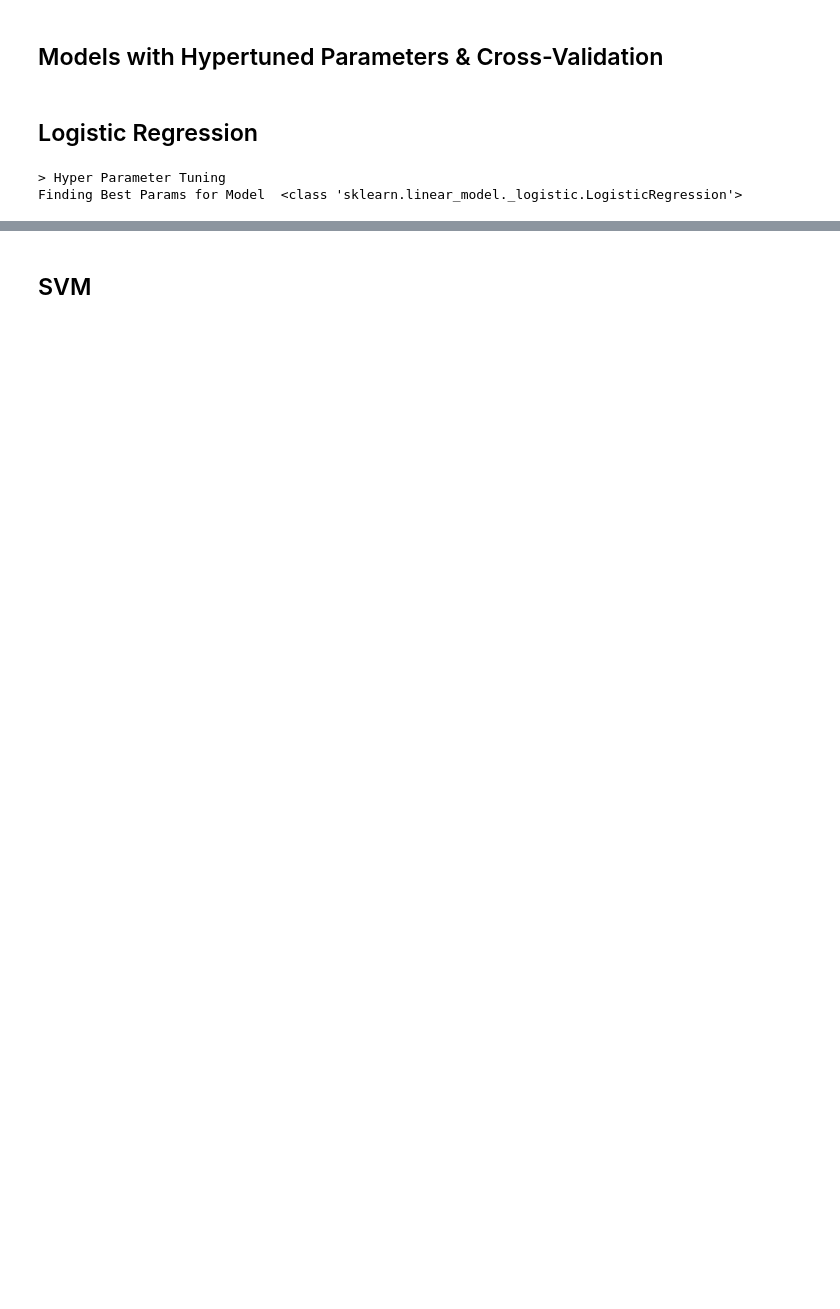
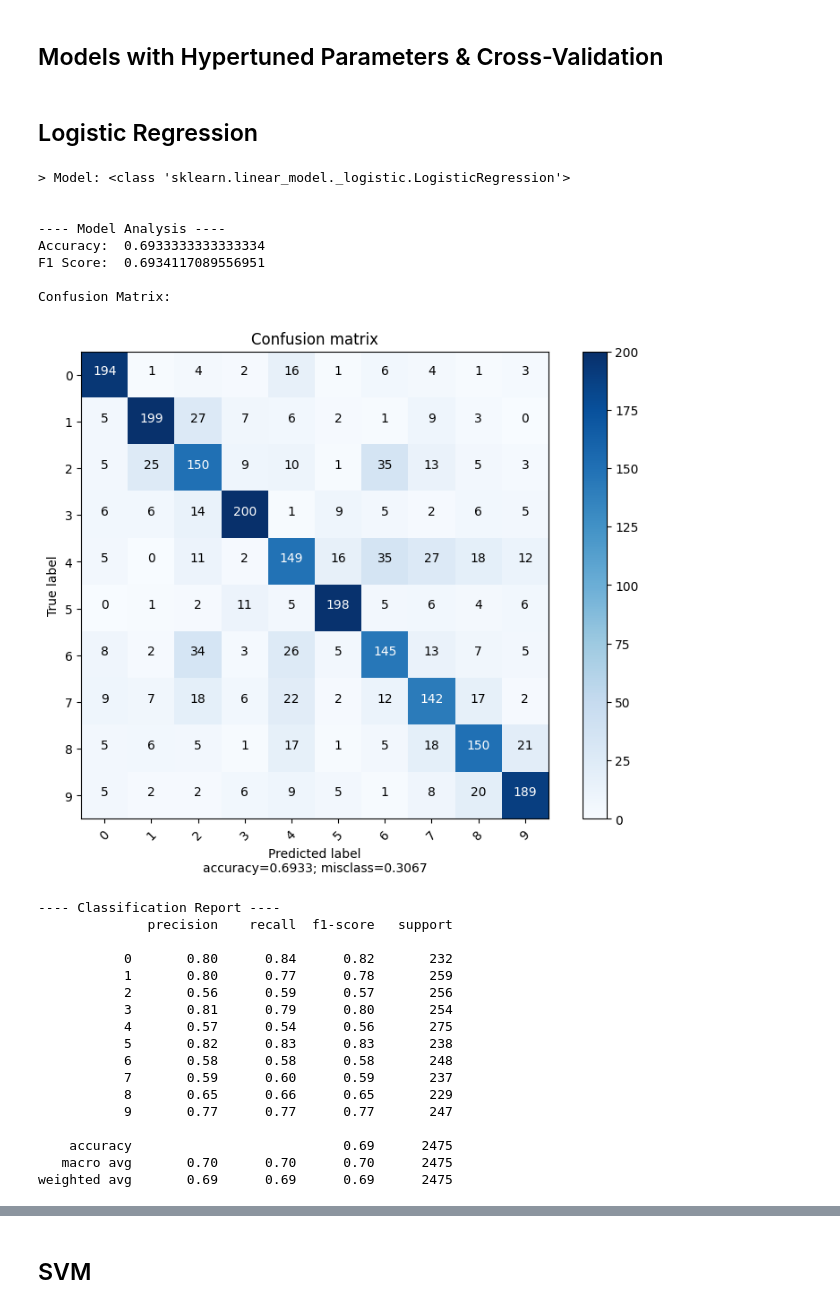
Before and after one commit to hc-sousa/sign-language-digits, a Jupyter notebook: src/augmented-dataset.ipynb, the cells around one changed output, grey strips where cells are left out. Drawn from its saved outputs; the diff is of its cells as text; code cells hidden in the pictures; blank space fills up the shorter version.

```diff
--- a/src/augmented-dataset.ipynb
+++ b/src/augmented-dataset.ipynb
@@ -461,19 +492,73 @@ weighted avg       0.01      0.09      0.02      2475
 # %% [markdown]
 ## Models with Hypertuned Parameters & Cross-Validation
+# %%
+hypertune = False
+
+best_svm_parameters = {'C': 100,
+                       'degree': 2,
+                       'gamma': 'scale',
+                       'kernel': 'rbf'}
+
+best_nn_parameters = {'solver':'lbfgs',
+                  'max_iter': 1000,
+                  'hidden_layer_sizes': (256, 512, 128),
+                  'activation': 'relu',
+                  'alpha': 0.0001,
+                  'learning_rate': 'adaptive',
+                  'learning_rate_init': 0.001 }
+
+best_rf_parameters = {'n_estimators': 500,
+                    'criterion': 'entropy',
+                    'max_depth': None,
+                    'min_samples_split': 2,
+                    'min_samples_leaf': 1,
+                    'max_features': 'auto'}
 # %% [markdown]
 ## Logistic Regression
 # %%
+from sklearn.linear_model import LogisticRegression
+
 hypertuned_model = LogisticRegression()
 
 logreg_params = [{'solver': ['liblinear'], 'max_iter': [100, 400, 800],
                          'C': [0.1, 1, 10, 100, 1000], 'class_weight': ['balanced'],
                          'penalty': ['l1', 'l2']}]
-best_logreg_params = hyperparameters(LogisticRegression(), logreg_params , x_train, y_train)
+
+best_logreg_params = {'solver': 'liblinear', 'max_iter': 100, 'C': 1000, 'class_weight': 'balanced', 'penalty': 'l2'}
+
+if hypertune:
+    best_logreg_params = hyperparameters(LogisticRegression(), logreg_params , x_train, y_train)
+
 hypertuned_model.set_params(**best_logreg_params)
 
 hypertuned_model = train_and_analyze(hypertuned_model, x_train, y_train, x_test, y_test)
 
-save_model("/tuned/logistic_regression_tuned.sav", hypertuned_model)
+if save:
+    save_model("/tuned/logistic_regression_tuned.sav", hypertuned_model)
 # %% [output]
-> Hyper Parameter Tuning
-Finding Best Params for Model  <class 'sklearn.linear_model._logistic.LogisticRegression'>
+> Model: <class 'sklearn.linear_model._logistic.LogisticRegression'>
+
+
+---- Model Analysis ----
+Accuracy:  0.6933333333333334
+F1 Score:  0.6934117089556951
+
+Confusion Matrix:
+[figure, added]
+---- Classification Report ----
+              precision    recall  f1-score   support
+
+           0       0.80      0.84      0.82       232
+           1       0.80      0.77      0.78       259
+           2       0.56      0.59      0.57       256
+           3       0.81      0.79      0.80       254
+           4       0.57      0.54      0.56       275
+           5       0.82      0.83      0.83       238
+           6       0.58      0.58      0.58       248
+           7       0.59      0.60      0.59       237
+           8       0.65      0.66      0.65       229
+           9       0.77      0.77      0.77       247
+
+    accuracy                           0.69      2475
+   macro avg       0.70      0.70      0.70      2475
+weighted avg       0.69      0.69      0.69      2475
```
Also changed, not shown: parts of 20 cells of this notebook.
